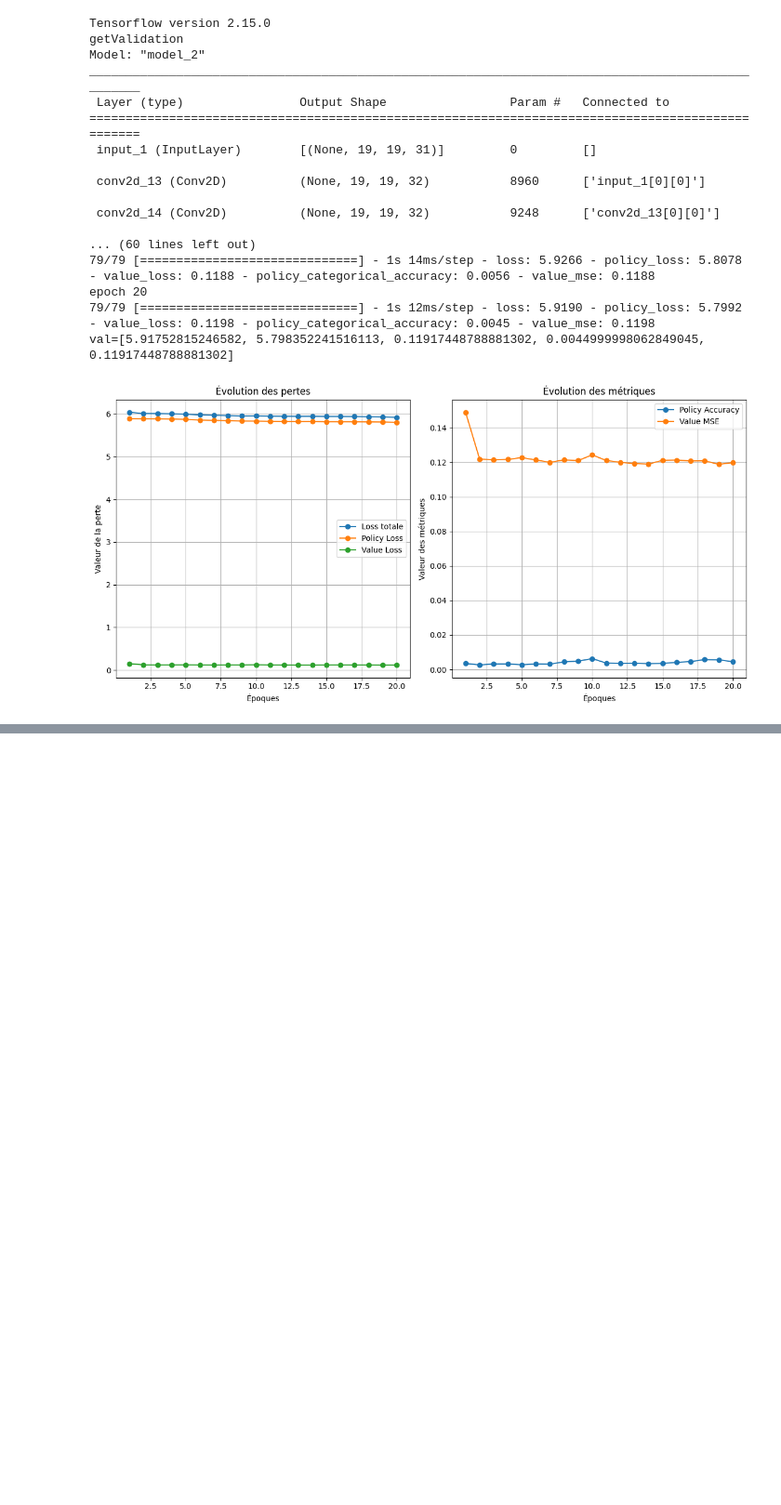
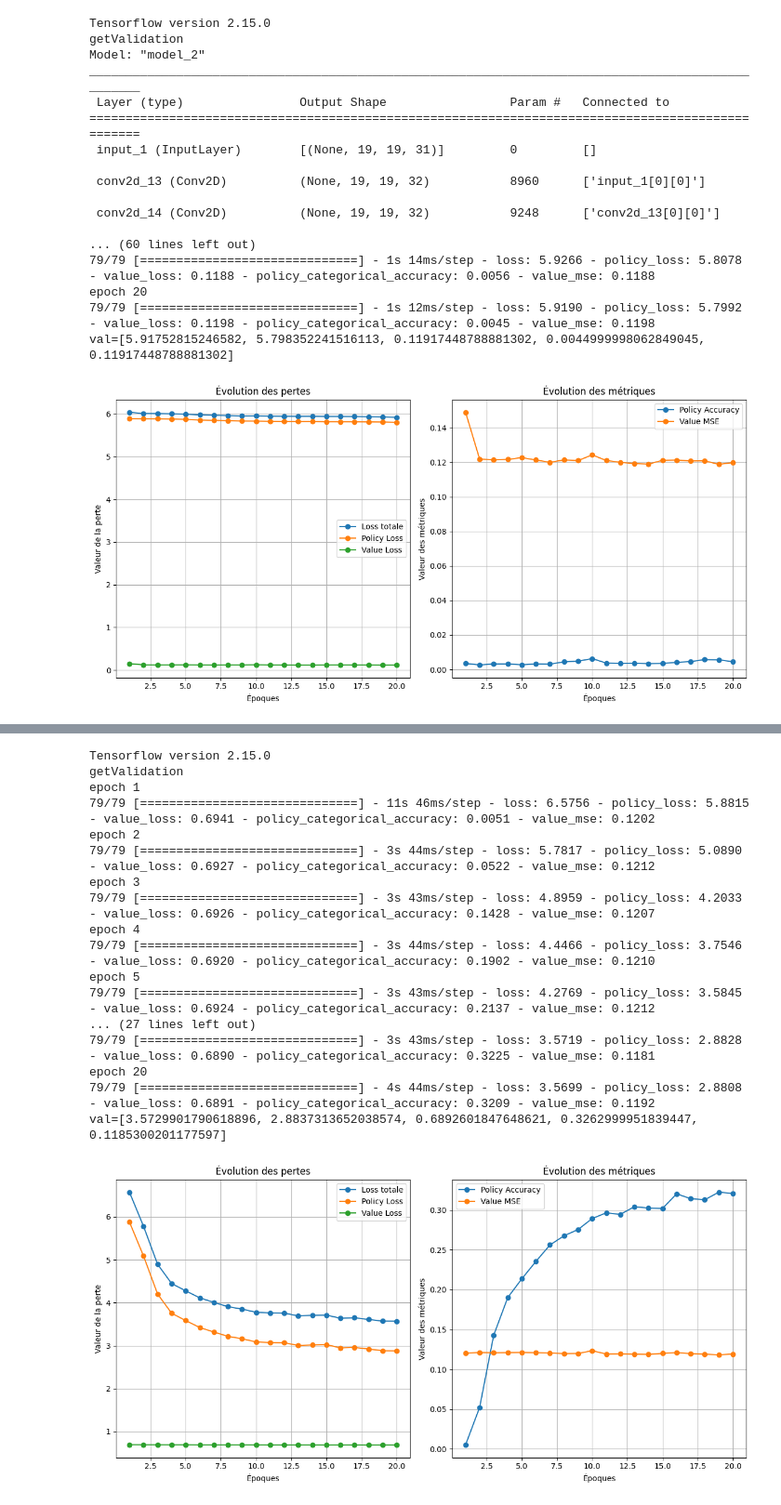
Before and after one commit to auduvignac/Deep-learning, a Jupyter notebook: Projet/ResGo2025.ipynb, the cells around one changed output, grey strips where cells are left out. Shown: that part at 93% size. Drawn from its saved outputs; the diff is of its cells as text; code cells hidden in the pictures; blank space fills up the shorter version.

Commit message:
[dev] add resnet & cnn

```diff
--- a/Projet/ResGo2025.ipynb
+++ b/Projet/ResGo2025.ipynb
@@ -564,0 +667,24 @@ val=[5.91752815246582, 5.798352241516113, 0.11917448788881302, 0.004499999806284
+# %%
+GONetRes_resnet_v1_instance = GONetRes_resnet_v1()
+GONetRes_resnet_v1_instance.set_model()
+GONetRes_resnet_v1_instance.train_model(20)
+GONetRes_resnet_v1_instance.plot_training_history()
+# %% [output]
+Tensorflow version 2.15.0
+getValidation
+epoch 1
+79/79 [==============================] - 11s 46ms/step - loss: 6.5756 - policy_loss: 5.8815 - value_loss: 0.6941 - policy_categorical_accuracy: 0.0051 - value_mse: 0.1202
+epoch 2
+79/79 [==============================] - 3s 44ms/step - loss: 5.7817 - policy_loss: 5.0890 - value_loss: 0.6927 - policy_categorical_accuracy: 0.0522 - value_mse: 0.1212
+epoch 3
+79/79 [==============================] - 3s 43ms/step - loss: 4.8959 - policy_loss: 4.2033 - value_loss: 0.6926 - policy_categorical_accuracy: 0.1428 - value_mse: 0.1207
+epoch 4
+79/79 [==============================] - 3s 44ms/step - loss: 4.4466 - policy_loss: 3.7546 - value_loss: 0.6920 - policy_categorical_accuracy: 0.1902 - value_mse: 0.1210
+epoch 5
+79/79 [==============================] - 3s 43ms/step - loss: 4.2769 - policy_loss: 3.5845 - value_loss: 0.6924 - policy_categorical_accuracy: 0.2137 - value_mse: 0.1212
+... (27 lines left out)
+79/79 [==============================] - 3s 43ms/step - loss: 3.5719 - policy_loss: 2.8828 - value_loss: 0.6890 - policy_categorical_accuracy: 0.3225 - value_mse: 0.1181
+epoch 20
+79/79 [==============================] - 4s 44ms/step - loss: 3.5699 - policy_loss: 2.8808 - value_loss: 0.6891 - policy_categorical_accuracy: 0.3209 - value_mse: 0.1192
+val=[3.5729901790618896, 2.8837313652038574, 0.6892601847648621, 0.3262999951839447, 0.1185300201177597]
+[figure, added]
```
Also changed, not shown: parts of 10 cells of this notebook.
